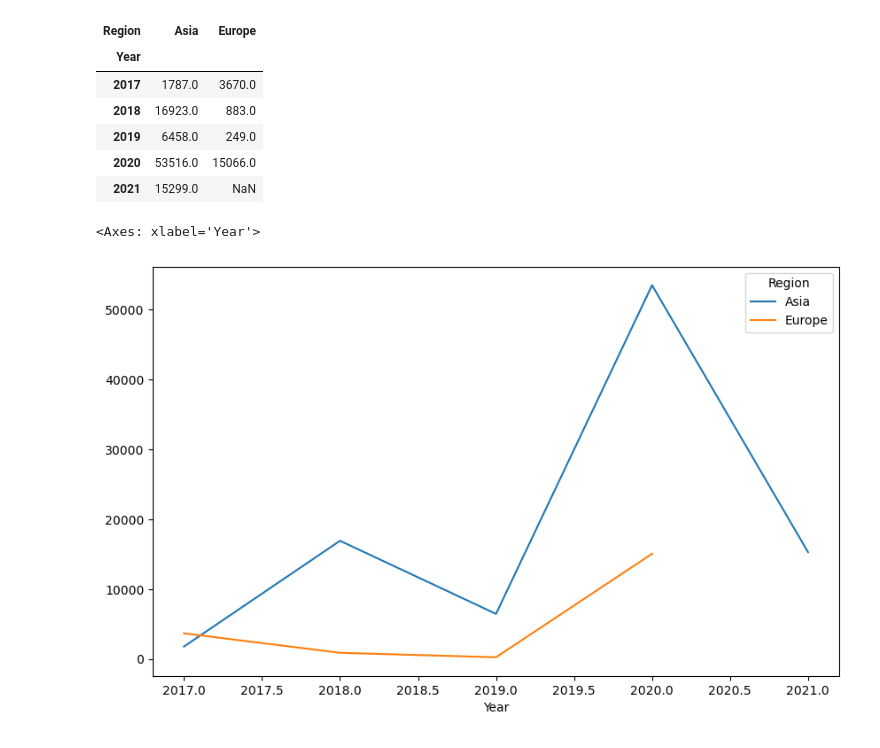
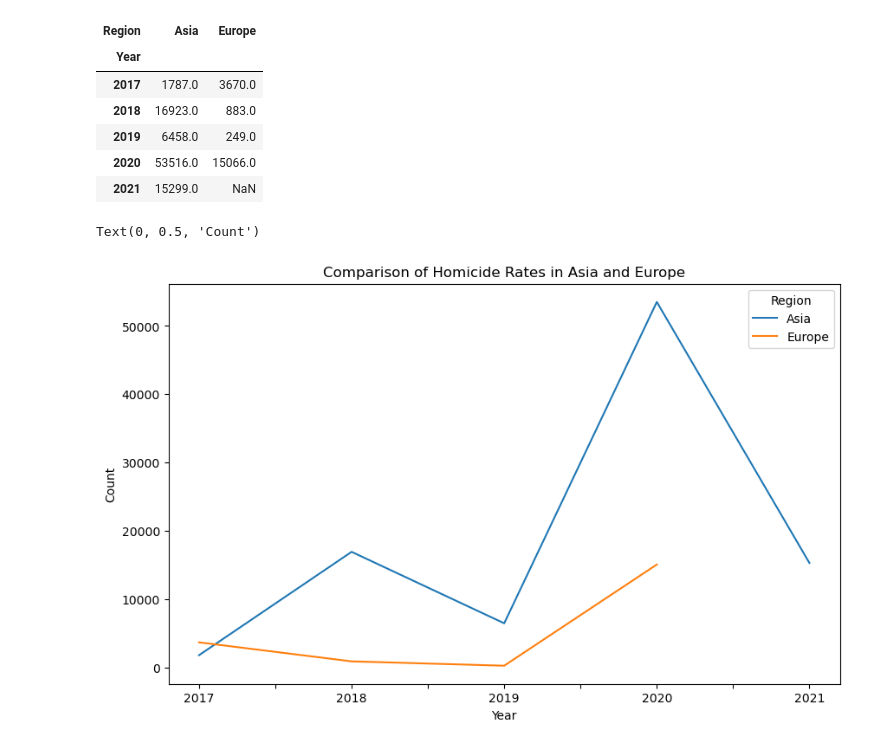
Before and after one commit to pernebay-arailym/Project_18_HOMICIDE_Analysis, a Jupyter notebook: homecide_project.ipynb, the cells around one changed output. Drawn from its saved outputs; the diff is of its cells as text; code cells hidden in the pictures.

Commit message:
changed the df index type

```diff
--- a/homecide_project.ipynb
+++ b/homecide_project.ipynb
@@ -294,8 +294,13 @@ df_unstacked
 | 2019 | 6458.0 | 249.0 |
 | 2020 | 53516.0 | 15066.0 |
 | 2021 | 15299.0 | NaN |
+# %%
+df_unstacked.index = df_unstacked.index.astype(int).astype(str)
+#changed the df index type otherwise the years are gonna be shown as 2017.0...
 # %%
-df_unstacked.plot(kind='line', figsize=(10,6))
+df_unstacked.plot(kind='line', figsize=(10,6), title = 'Comparison of Homicide Rates in Asia and Europe')
+plt.xlabel('Year')
+plt.ylabel('Count')
 # %% [output]
-<Axes: xlabel='Year'>
+Text(0, 0.5, 'Count')
-[figure, old version]
+[figure, new version]
```
